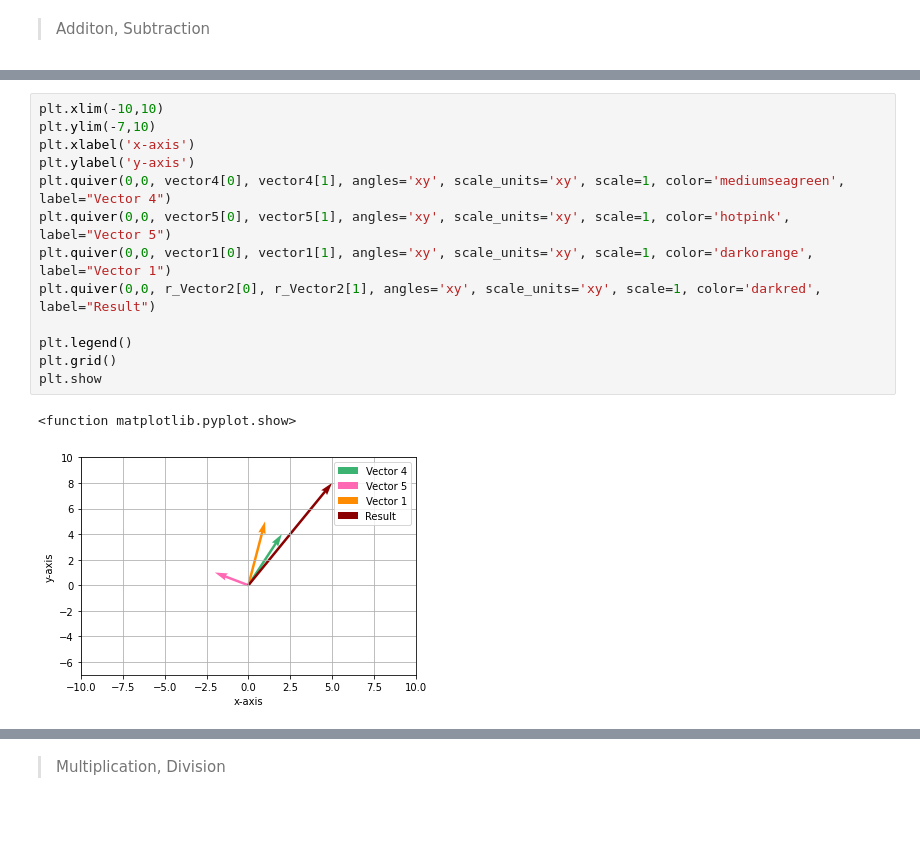
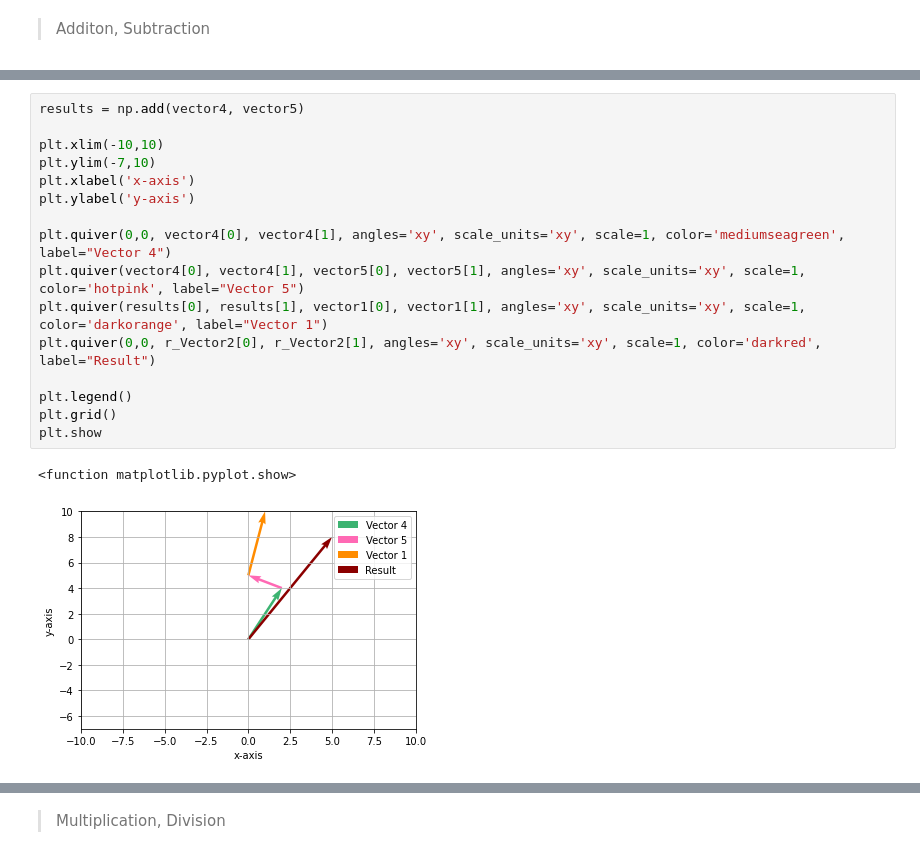
Before and after one commit to TiffanyHizon/Linear_Algebra_58051, a Jupyter notebook: Laboratory Acitivity 2/LinAlg_58051_Hizon_Vectors.ipynb, the cells around one changed output, grey strips where cells are left out. Drawn from its saved outputs; the diff is of its cells as text; blank space fills up the shorter version.

```diff
--- a/Laboratory Acitivity 2/LinAlg_58051_Hizon_Vectors.ipynb
+++ b/Laboratory Acitivity 2/LinAlg_58051_Hizon_Vectors.ipynb
@@ -235,17 +237,20 @@ plt.show
 # %%
+results = np.add(vector4, vector5)
+
 plt.xlim(-10,10)
 plt.ylim(-7,10)
 plt.xlabel('x-axis')
 plt.ylabel('y-axis')
+
 plt.quiver(0,0, vector4[0], vector4[1], angles='xy', scale_units='xy', scale=1, color='mediumseagreen', label="Vector 4")
-plt.quiver(0,0, vector5[0], vector5[1], angles='xy', scale_units='xy', scale=1, color='hotpink', label="Vector 5")
-plt.quiver(0,0, vector1[0], vector1[1], angles='xy', scale_units='xy', scale=1, color='darkorange', label="Vector 1")
+plt.quiver(vector4[0], vector4[1], vector5[0], vector5[1], angles='xy', scale_units='xy', scale=1, color='hotpink', label="Vector 5")
+plt.quiver(results[0], results[1], vector1[0], vector1[1], angles='xy', scale_units='xy', scale=1, color='darkorange', label="Vector 1")
 plt.quiver(0,0, r_Vector2[0], r_Vector2[1], angles='xy', scale_units='xy', scale=1, color='darkred', label="Result")
 
 plt.legend()
 plt.grid()
 plt.show
 # %% [output]
 <function matplotlib.pyplot.show>
-[figure, old version]
+[figure, new version]
 # %%
```
Also changed, not shown: parts of 14 cells of this notebook.
